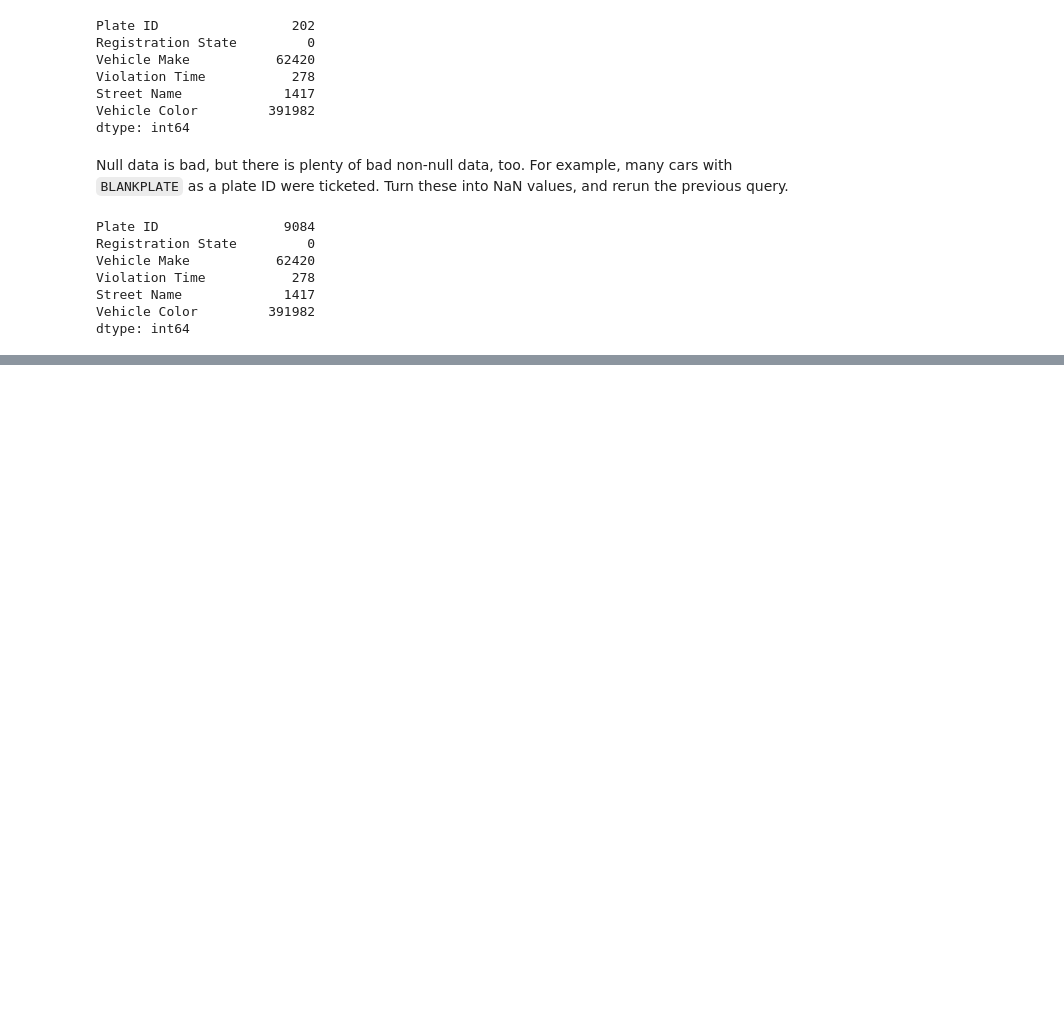
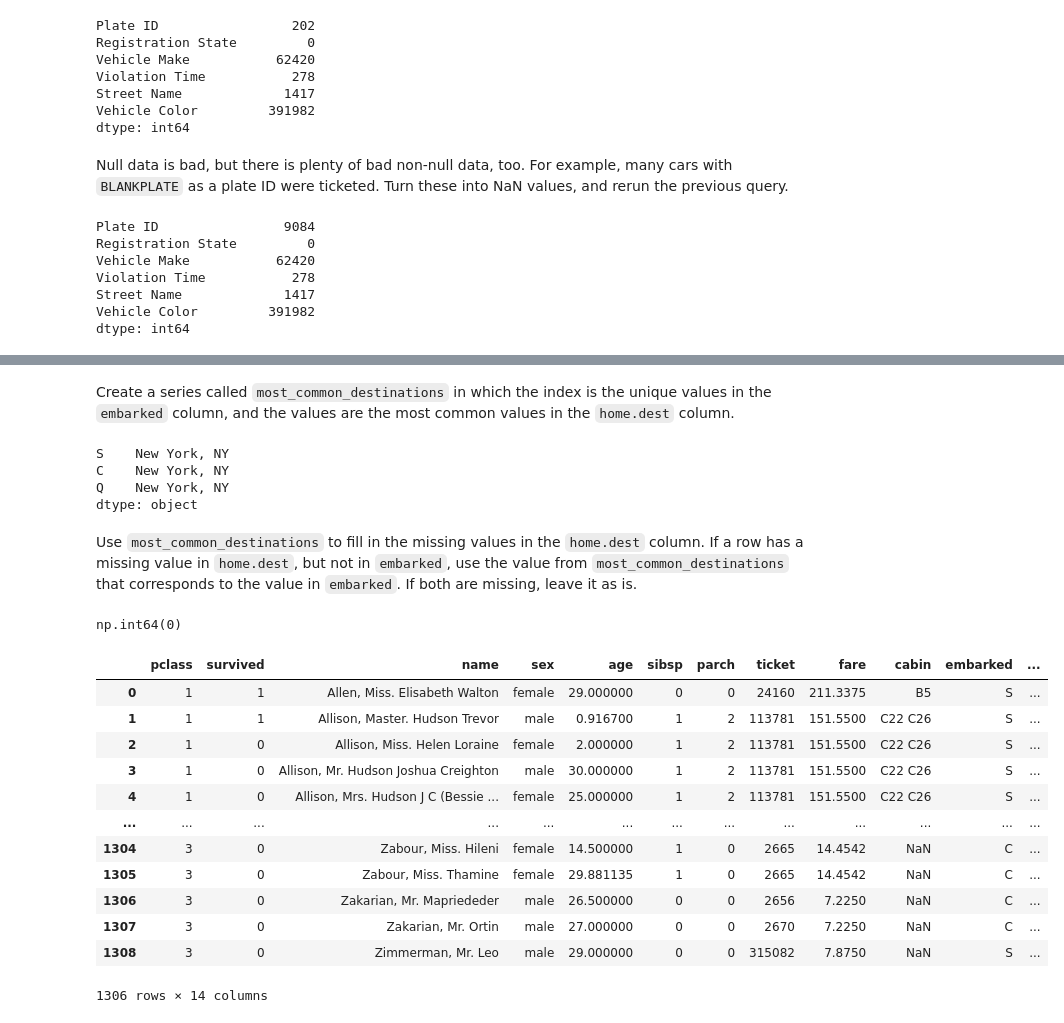
Before and after one commit to valatwork/excel-with-python-and-r, a Jupyter notebook: project/009P-workout-5.ipynb, the cells around one changed output, grey strips where cells are left out. Saved outputs shown, nothing was run; the diff lists cells and outputs as text; code cells hidden in the pictures; blank space fills up the shorter version.

```diff
--- a/project/009P-workout-5.ipynb
+++ b/project/009P-workout-5.ipynb
@@ -108,0 +247,2 @@ dtype: int64
+# %%
+df = df.dropna(subset=['fare', 'embarked'])
@@ -108,0 +251,2 @@ dtype: int64
+# %%
+df['home.dest'] = df['home.dest'].fillna(df['home.dest'].mode()[0])
@@ -108,0 +257,38 @@ dtype: int64
+# %% [markdown]
+Create a series called `most_common_destinations` in which the index is the unique values in the `embarked` column, and the values are the most common values in the `home.dest` column.
+# %%
+most_common_destinations = pd.Series([], dtype=object)
+
+for embarked_value in df['embarked'].dropna().unique():
+    most_common_destinations.loc[embarked_value] = df.loc[df['embarked']==embarked_value, 'home.dest'].value_counts().index[0]
+
+most_common_destinations
+# %% [output]
+S    New York, NY
+C    New York, NY
+Q    New York, NY
+dtype: object
+# %% [markdown]
+Use `most_common_destinations` to fill in the missing values in the `home.dest` column. If a row has a missing value in `home.dest`, but not in `embarked`, use the value from `most_common_destinations` that corresponds to the value in `embarked`. If both are missing, leave it as is.
+# %%
+df['home.dest'] = df.apply(lambda x: most_common_destinations[x['embarked']] if pd.isnull(x['home.dest']) else x['home.dest'], axis=1)
+# %%
+df['home.dest'].isnull().sum()
+# %% [output]
+np.int64(0)
+# %%
+df
+# %% [output]
+|  | pclass | survived | name | sex | age | sibsp | parch | ticket | fare | cabin | embarked | ... |
+| 0 | 1 | 1 | Allen, Miss. Elisabeth Walton | female | 29.000000 | 0 | 0 | 24160 | 211.3375 | B5 | S | ... |
+| 1 | 1 | 1 | Allison, Master. Hudson Trevor | male | 0.916700 | 1 | 2 | 113781 | 151.5500 | C22 C26 | S | ... |
+| 2 | 1 | 0 | Allison, Miss. Helen Loraine | female | 2.000000 | 1 | 2 | 113781 | 151.5500 | C22 C26 | S | ... |
+| 3 | 1 | 0 | Allison, Mr. Hudson Joshua Creighton | male | 30.000000 | 1 | 2 | 113781 | 151.5500 | C22 C26 | S | ... |
+| 4 | 1 | 0 | Allison, Mrs. Hudson J C (Bessie ... | female | 25.000000 | 1 | 2 | 113781 | 151.5500 | C22 C26 | S | ... |
+| ... | ... | ... | ... | ... | ... | ... | ... | ... | ... | ... | ... | ... |
+| 1304 | 3 | 0 | Zabour, Miss. Hileni | female | 14.500000 | 1 | 0 | 2665 | 14.4542 | NaN | C | ... |
+| 1305 | 3 | 0 | Zabour, Miss. Thamine | female | 29.881135 | 1 | 0 | 2665 | 14.4542 | NaN | C | ... |
+| 1306 | 3 | 0 | Zakarian, Mr. Mapriededer | male | 26.500000 | 0 | 0 | 2656 | 7.2250 | NaN | C | ... |
+| 1307 | 3 | 0 | Zakarian, Mr. Ortin | male | 27.000000 | 0 | 0 | 2670 | 7.2250 | NaN | C | ... |
+| 1308 | 3 | 0 | Zimmerman, Mr. Leo | male | 29.000000 | 0 | 0 | 315082 | 7.8750 | NaN | S | ... |
+1306 rows × 14 columns
```
Also changed, not shown: parts of 51 cells of this notebook.
